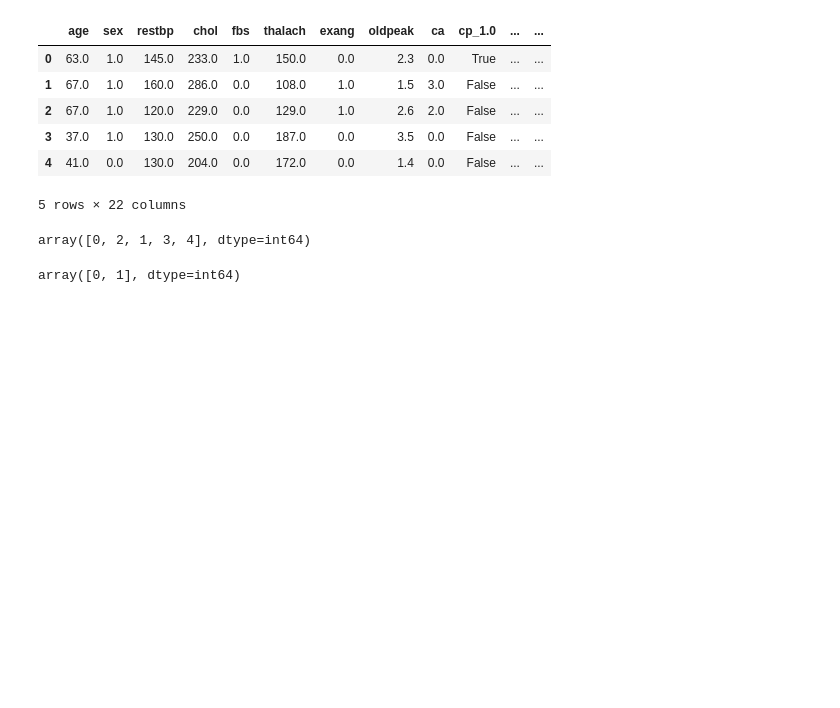
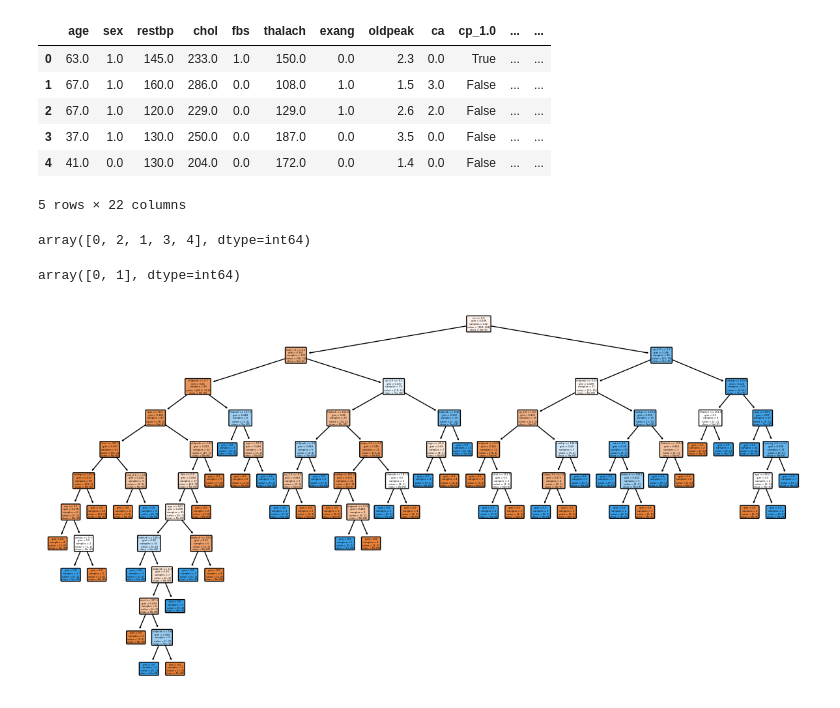
Before and after one commit to varshhhy7/pure-decision-trees, a Jupyter notebook: Classification_tree.ipynb, the cells around one changed output. Drawn from its saved outputs; the diff is of its cells as text; code cells hidden in the pictures; blank space fills up the shorter version.

Commit message:
built the classification tree

```diff
--- a/Classification_tree.ipynb
+++ b/Classification_tree.ipynb
@@ -166,3 +166,16 @@ y[y_not_zero_index]=1
 y.unique()
 # %% [output]
 array([0, 1], dtype=int64)
+# %%
+X_train , X_test , y_train , y_test = train_test_split(X_encoded , y , random_state=42)
+clf_dt=DecisionTreeClassifier(random_state=42)
+clf_dt=clf_dt.fit(X_train , y_train)
+# %%
+plt.figure(figsize=(15,7.5))
+plot_tree(clf_dt,
+          filled=True,
+          rounded=True,
+          class_names=["No HD", "Yes HD"],
+          feature_names=X_encoded.columns);
+# %% [output]
+[figure, added]
```
Also changed, not shown: parts of 1 cell of this notebook.
